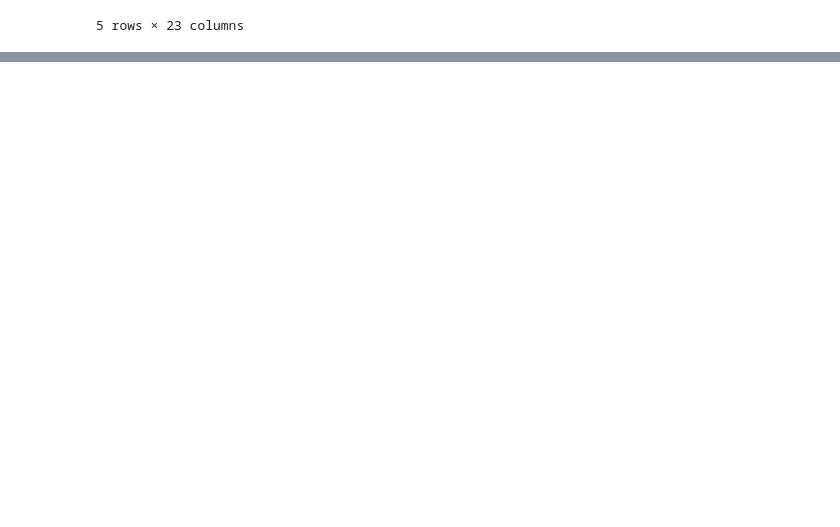
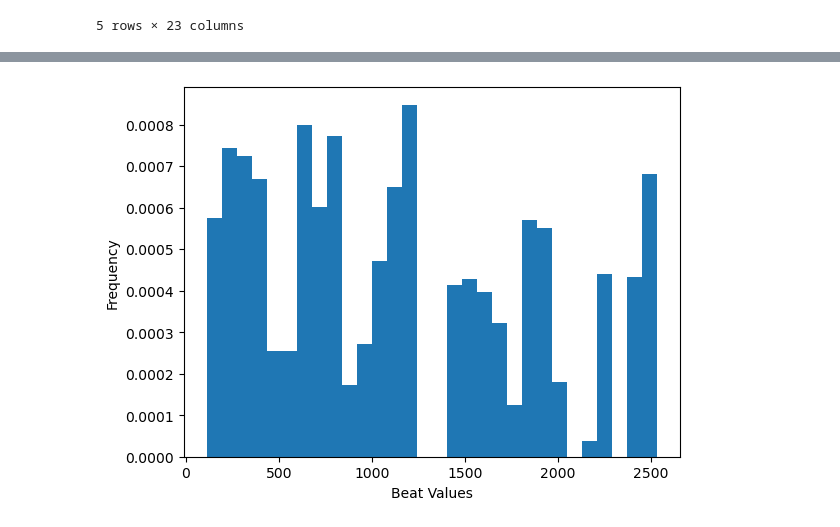
Before and after one commit to chriistinahu/STAT_430_PDS_Project, a Jupyter notebook: Aggregation.ipynb, the cells around one changed output, grey strips where cells are left out. Cells and saved outputs as stored; diff of their text form; code cells hidden in the pictures; blank space fills up the shorter version.

```diff
--- a/Aggregation.ipynb
+++ b/Aggregation.ipynb
@@ -123,0 +124,13 @@ crime_df[["district", "y_coordinate", "latitude", "community_area", "x_coordinat
+# %%
+import matplotlib.pyplot as plt
+
+x = crime_df["beat"]
+
+plt.hist(x, density=True, bins=30)  # density=False would make counts
+plt.ylabel('Frequency')
+plt.xlabel('Beat Values');
+
+# Show plot
+plt.show()
+# %% [output]
+[figure, added]
```
Also changed, not shown: parts of 3 cells of this notebook, 2 other files.
